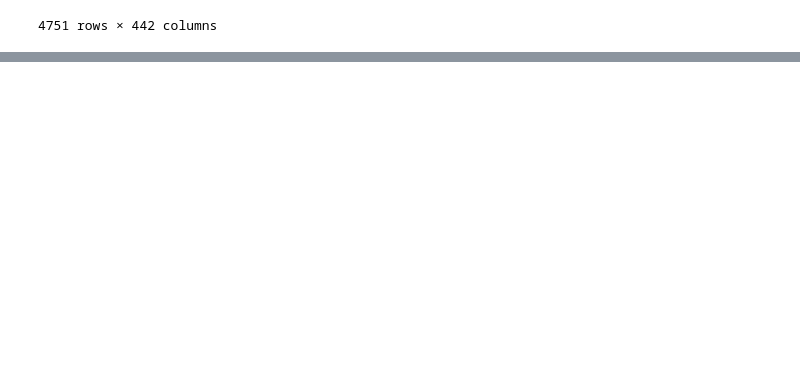
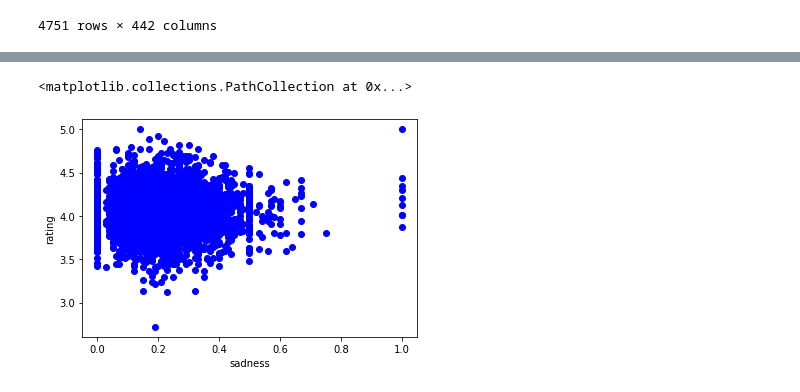
Before and after one commit to wrackspurt/books_estimator, a Jupyter notebook: cross_validation.ipynb, the cells around one changed output, grey strips where cells are left out. Cells and saved outputs as stored; diff of their text form; code cells hidden in the pictures; blank space fills up the shorter version.

```diff
--- a/cross_validation.ipynb
+++ b/cross_validation.ipynb
@@ -415,0 +54,7 @@ kf_results
+# %%
+plt.xlabel('sadness')
+plt.ylabel('rating')
+plt.scatter(ds['sadness'], ds['book_rating'], color='blue')
+# %% [output]
+<matplotlib.collections.PathCollection at 0x...>
+[figure, added]
```
Also changed, not shown: parts of 93 cells of this notebook, 2 other files.
